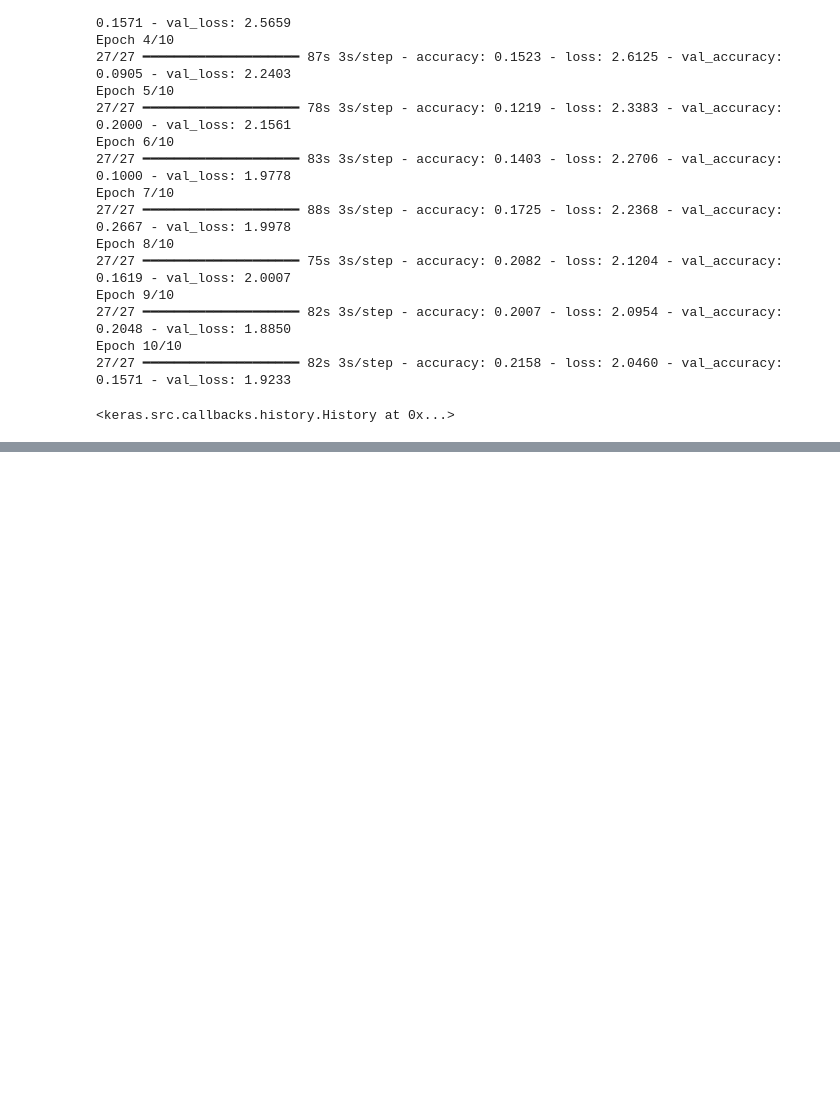
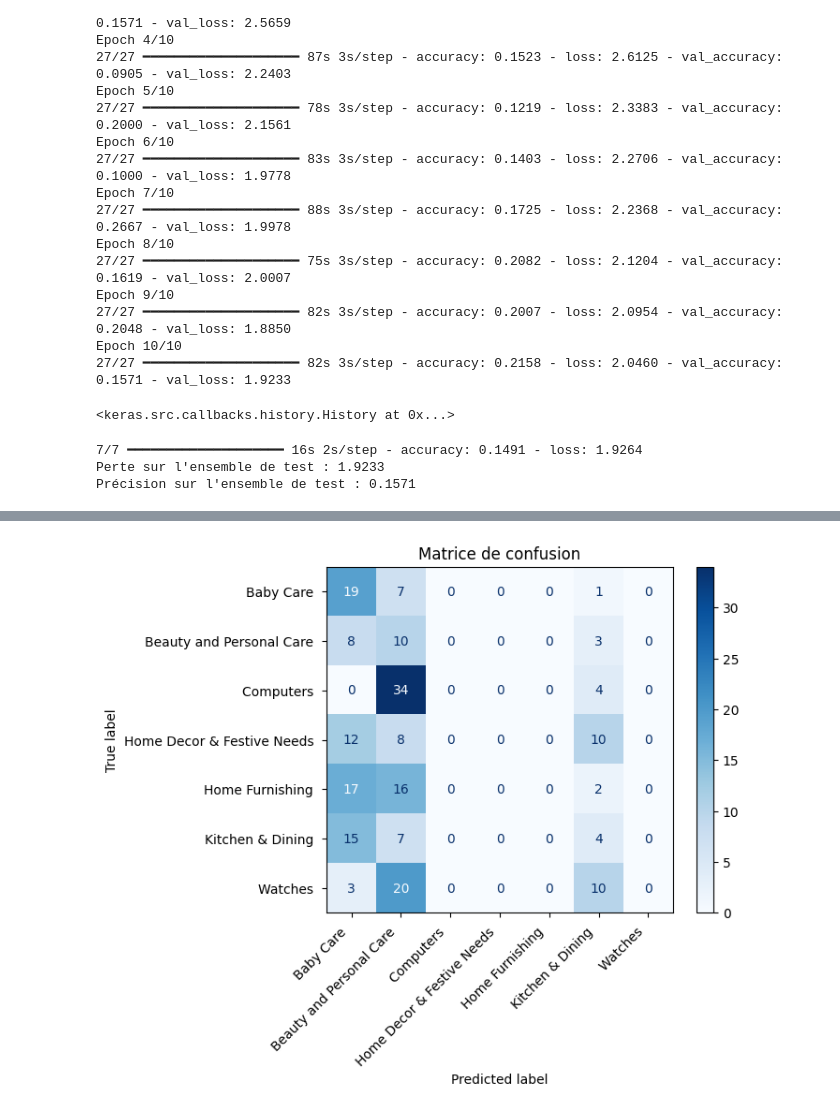
Before and after one commit to SimonRqrt/multi-inputs, a Jupyter notebook: modelisation.ipynb, the cells around one changed output, grey strips where cells are left out. Saved outputs shown, nothing was run; the diff lists cells and outputs as text; code cells hidden in the pictures; blank space fills up the shorter version.

```diff
--- a/modelisation.ipynb
+++ b/modelisation.ipynb
@@ -185,27 +112,0 @@ validation_dataset = validation_dataset.map(lambda x, y: (normalization_layer(x)
-# %%
-from tensorflow.keras.applications import EfficientNetB0  # Remplacer par InceptionV3 si nécessaire
-from tensorflow.keras import layers, Model
-
-# Chargement du modèle pré-entraîné sans la dernière couche de classification
-base_model = EfficientNetB0(weights='imagenet', include_top=False, input_shape=(img_size[0], img_size[1], 3))
-
-# Congélation des poids du modèle de base pour un fine-tuning minimal
-base_model.trainable = False
-
-# Ajout des nouvelles couches
-x = layers.GlobalAveragePooling2D()(base_model.output)
-x = layers.Dropout(0.2)(x)  # Regularisation pour éviter l'overfitting
-output = layers.Dense(train_dataset.cardinality().numpy(), activation='softmax')(x)  # Nombre de classes
-
-# Construction du modèle
-model = Model(inputs=base_model.input, outputs=output)
-
-# Compilation du modèle
-model.compile(optimizer='adam', loss='sparse_categorical_crossentropy', metrics=['accuracy'])
-
-# Entraînement du modèle
-history = model.fit(
-    train_dataset,
-    validation_data=validation_dataset,
-    epochs=10  # Vous pouvez ajuster le nombre d'époques
-)
@@ -298,3 +371,31 @@ Epoch 9/10
 Epoch 10/10
 27/27 ━━━━━━━━━━━━━━━━━━━━ 82s 3s/step - accuracy: 0.2158 - loss: 2.0460 - val_accuracy: 0.1571 - val_loss: 1.9233
 <keras.src.callbacks.history.History at 0x...>
+# %%
+# Évaluation du modèle sur l'ensemble de test
+test_loss, test_accuracy = combined_model.evaluate([X_test, X_image_val], y_test_encoded)
+
+print(f'Perte sur l\'ensemble de test : {test_loss:.4f}')
+print(f'Précision sur l\'ensemble de test : {test_accuracy:.4f}')
+# %% [output]
+7/7 ━━━━━━━━━━━━━━━━━━━━ 16s 2s/step - accuracy: 0.1491 - loss: 1.9264
+Perte sur l'ensemble de test : 1.9233
+Précision sur l'ensemble de test : 0.1571
+# %%
+from sklearn.metrics import confusion_matrix, ConfusionMatrixDisplay
+
+# Prédire les étiquettes pour l'ensemble de test
+y_pred = combined_model.predict([X_test, X_image_val])
+y_pred_classes = np.argmax(y_pred, axis=1)
+
+# Créer une matrice de confusion
+cm = confusion_matrix(y_test_encoded, y_pred_classes)
+
+# Afficher la matrice de confusion
+disp = ConfusionMatrixDisplay(confusion_matrix=cm, display_labels=label_encoder.classes_)
+disp.plot(cmap=plt.cm.Blues)
+plt.title('Matrice de confusion')
+plt.xticks(rotation=45, ha='right')
+plt.yticks(rotation=0)
+plt.show()
+# %% [output]
@@ -300,0 +403 @@ Epoch 10/10
+[figure, added]
```
Also changed, not shown: parts of 13 cells of this notebook.
